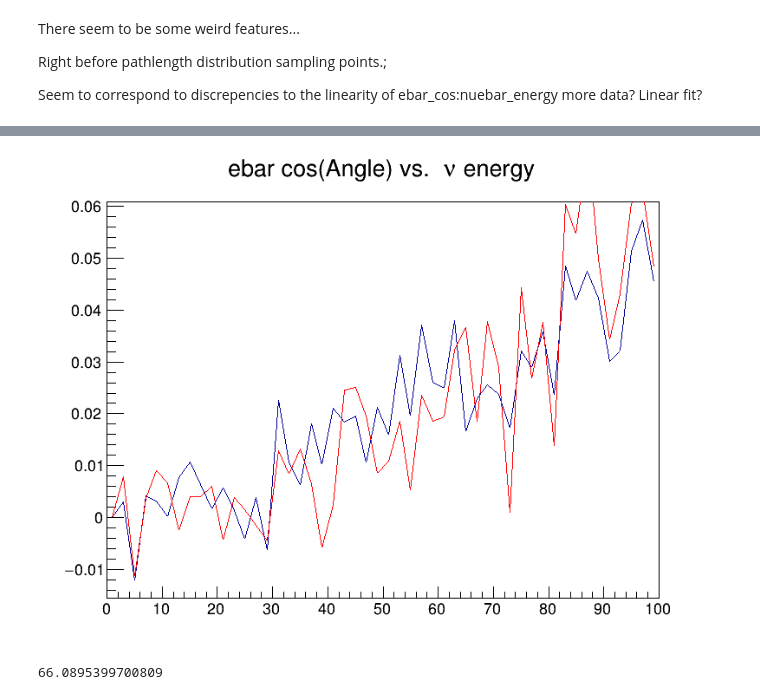
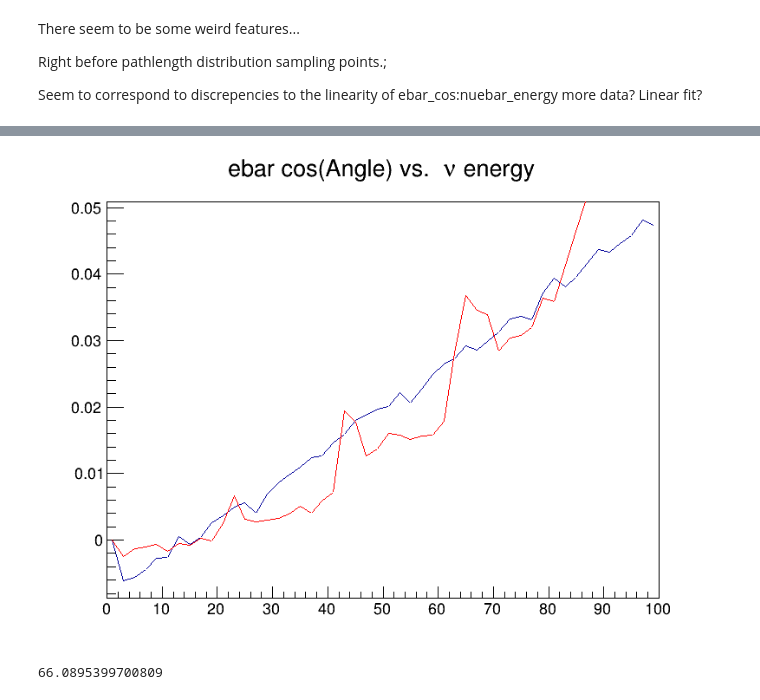
Before and after one commit to JamesJieranShen/SN_Localization, a Jupyter notebook: src/ToyMC.ipynb, the cells around one changed output, grey strips where cells are left out. Cells and saved outputs as stored; diff of their text form; code cells hidden in the pictures.

```diff
--- a/src/ToyMC.ipynb
+++ b/src/ToyMC.ipynb
@@ -121,7 +124,7 @@ def calculate_n_path(event, use_diffusion=True, gamma_smear=200, detector_smear=
 def calculate_n_path_z(e, use_diffusion=True, gamma_smear=200, detector_smear=200):
     return calculate_n_path(e, use_diffusion, gamma_smear, detector_smear)[2]
 # %%
-treeFile = TFile("../output/ROOT/kin_results.root")
+treeFile = TFile("../output/ROOT/kin_results_generated.root")
 kin_tree = treeFile.kin_tree
 counter = 0
 
@@ -254,7 +278,7 @@ more data? Linear fit?
 # %%
 kin_tree_prof = TProfile("kin_tree_prof", "ebar cos(Angle) vs. #nu energy", 50, 0, 100, -1, 1)
 
-kin_tree.Draw("ebar_cos:nuebar_energy>>kin_tree_prof", "", "goff")
+kin_tree.Draw("-ez:nuebar_energy>>kin_tree_prof", "", "goff")
 
 kin_tree_prof.DrawNormalized("L HIST")
 ebar_path_z_mean_unsmeared.DrawNormalized("SAME L HIST")
@@ -266,5 +291,5 @@ c5.SaveAs("../output/plots/ToyMC/ebar_angle and pathlength trend.png")
 Info in <TCanvas::Print>: png file ../output/plots/ToyMC/ebar_angle and pathlength trend.png has been created
-[figure, old version]
+[figure, new version]
 # %%
 get_ebar_path(10)
 # %% [output]
```
Also changed, not shown: parts of 11 cells of this notebook, 14 other files.
